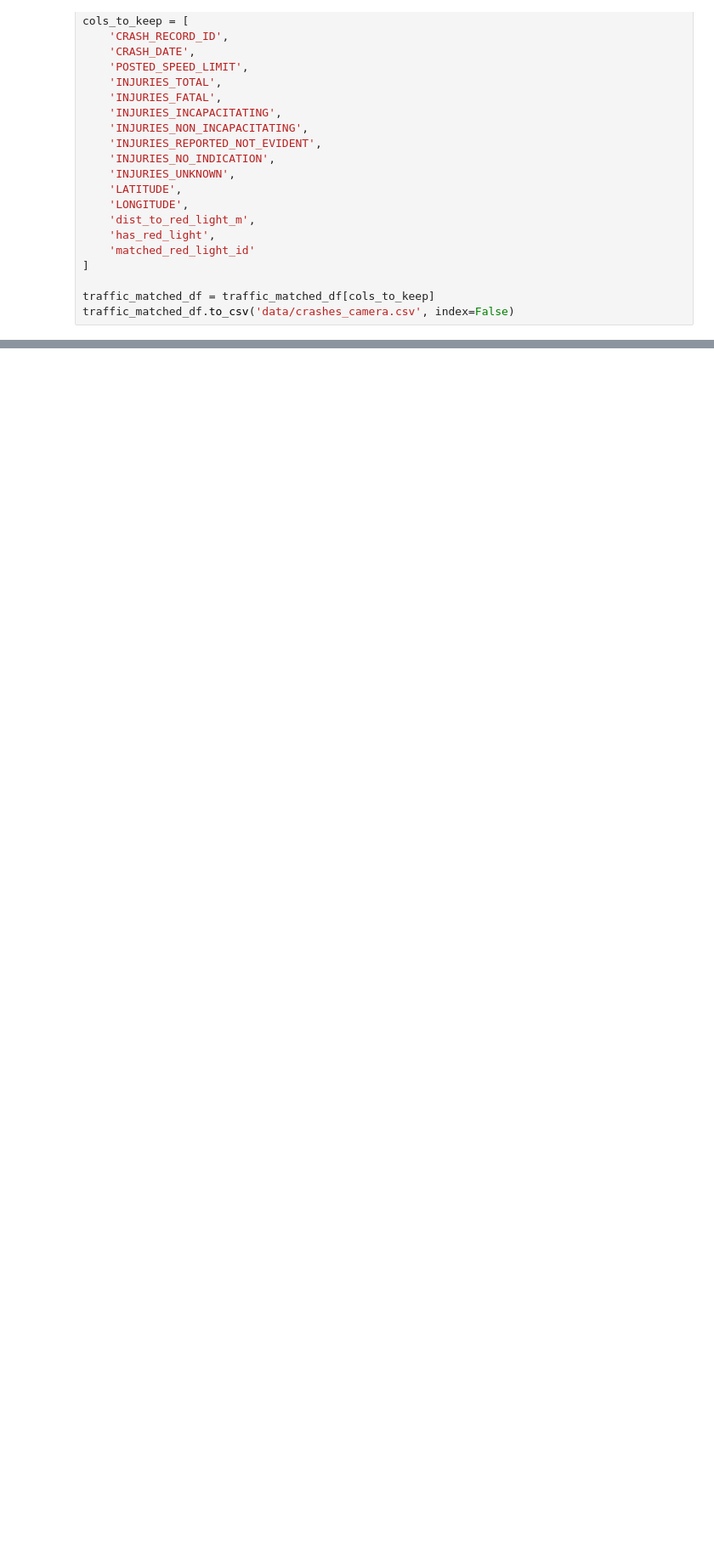
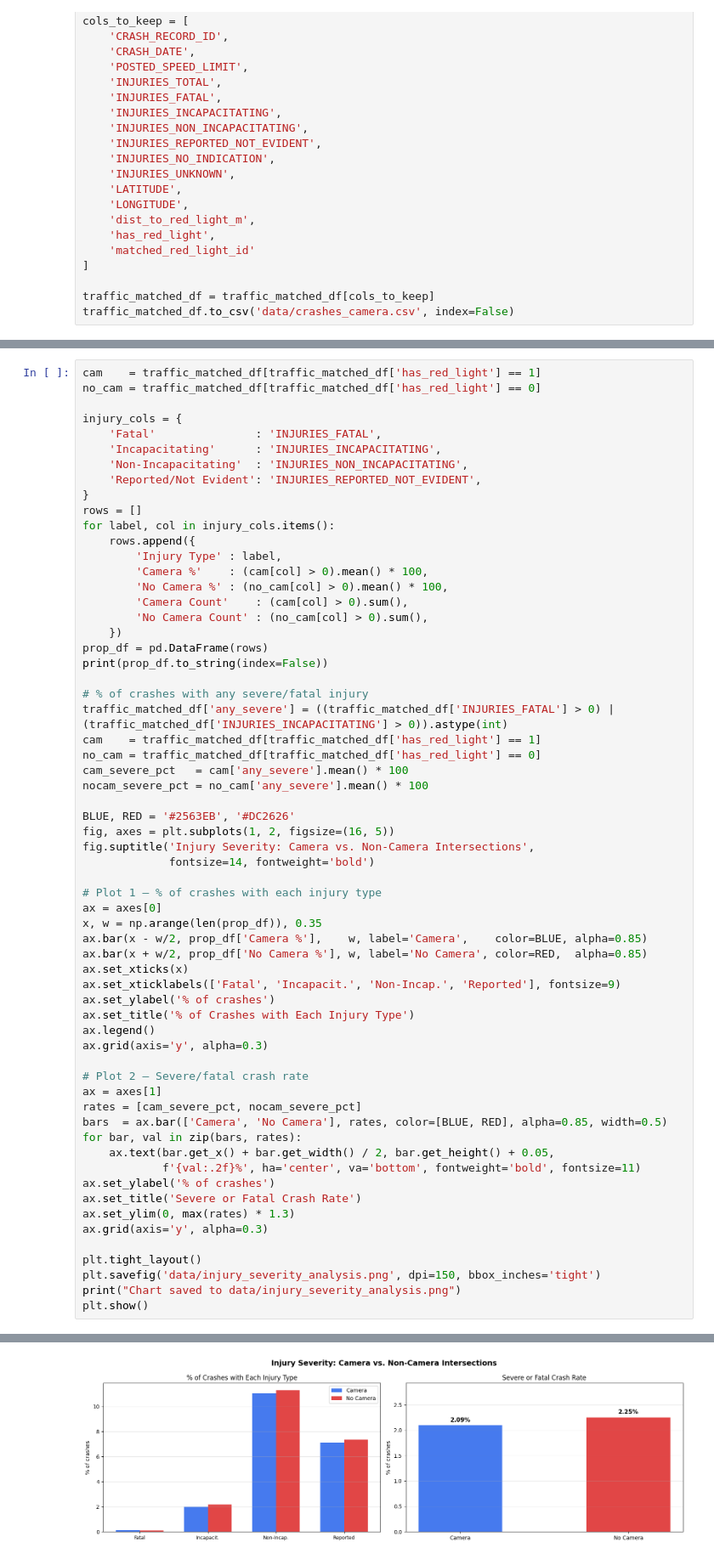
Before and after one commit to jessica-pei8/IS477-JK-Spring-2026, a Jupyter notebook: analysis.ipynb, the cells around one changed output, grey strips where cells are left out. Shown at 85% size. Cells and saved outputs as stored; diff of their text form; blank space fills up the shorter version.

Commit message:
initial analysis and plots

```diff
--- a/analysis.ipynb
+++ b/analysis.ipynb
@@ -82,3 +86,66 @@ traffic_matched_df.head(5)
 | 29 | 88fadca28781059ae241289f924d438a5... | 04/05/2026 07:10:00 PM | 30 | 1.0 | 0.0 | 0.0 | ... |
 | 30 | 4c7e39bbb7d7ded2a5c35b131018dc3a2... | 04/05/2026 07:00:00 PM | 30 | 0.0 | 0.0 | 0.0 | ... |
 | 36 | b06b883b457c74cb3ba49583be68cccac... | 04/05/2026 06:15:00 PM | 30 | 2.0 | 0.0 | 0.0 | ... |
+# %%
+cam    = traffic_matched_df[traffic_matched_df['has_red_light'] == 1]
+no_cam = traffic_matched_df[traffic_matched_df['has_red_light'] == 0]
+
+injury_cols = {
+    'Fatal'               : 'INJURIES_FATAL',
+    'Incapacitating'      : 'INJURIES_INCAPACITATING',
+    'Non-Incapacitating'  : 'INJURIES_NON_INCAPACITATING',
+    'Reported/Not Evident': 'INJURIES_REPORTED_NOT_EVIDENT',
+}
+rows = []
+for label, col in injury_cols.items():
+    rows.append({
+        'Injury Type' : label,
+        'Camera %'    : (cam[col] > 0).mean() * 100,
+        'No Camera %' : (no_cam[col] > 0).mean() * 100,
+        'Camera Count'    : (cam[col] > 0).sum(),
+        'No Camera Count' : (no_cam[col] > 0).sum(),
+    })
+prop_df = pd.DataFrame(rows)
+print(prop_df.to_string(index=False))
+
+# % of crashes with any severe/fatal injury
+traffic_matched_df['any_severe'] = ((traffic_matched_df['INJURIES_FATAL'] > 0) | (traffic_matched_df['INJURIES_INCAPACITATING'] > 0)).astype(int)
+cam    = traffic_matched_df[traffic_matched_df['has_red_light'] == 1]
+no_cam = traffic_matched_df[traffic_matched_df['has_red_light'] == 0]
+cam_severe_pct   = cam['any_severe'].mean() * 100
+nocam_severe_pct = no_cam['any_severe'].mean() * 100
+
+BLUE, RED = '#2563EB', '#DC2626'
+fig, axes = plt.subplots(1, 2, figsize=(16, 5))
+fig.suptitle('Injury Severity: Camera vs. Non-Camera Intersections',
+             fontsize=14, fontweight='bold')
+
+# Plot 1 — % of crashes with each injury type
+ax = axes[0]
+x, w = np.arange(len(prop_df)), 0.35
+ax.bar(x - w/2, prop_df['Camera %'],    w, label='Camera',    color=BLUE, alpha=0.85)
+ax.bar(x + w/2, prop_df['No Camera %'], w, label='No Camera', color=RED,  alpha=0.85)
+ax.set_xticks(x)
+ax.set_xticklabels(['Fatal', 'Incapacit.', 'Non-Incap.', 'Reported'], fontsize=9)
+ax.set_ylabel('% of crashes')
+ax.set_title('% of Crashes with Each Injury Type')
+ax.legend()
+ax.grid(axis='y', alpha=0.3)
+
+# Plot 2 — Severe/fatal crash rate
+ax = axes[1]
+rates = [cam_severe_pct, nocam_severe_pct]
+bars  = ax.bar(['Camera', 'No Camera'], rates, color=[BLUE, RED], alpha=0.85, width=0.5)
+for bar, val in zip(bars, rates):
+    ax.text(bar.get_x() + bar.get_width() / 2, bar.get_height() + 0.05,
+            f'{val:.2f}%', ha='center', va='bottom', fontweight='bold', fontsize=11)
+ax.set_ylabel('% of crashes')
+ax.set_title('Severe or Fatal Crash Rate')
+ax.set_ylim(0, max(rates) * 1.3)
+ax.grid(axis='y', alpha=0.3)
+
+plt.tight_layout()
+plt.savefig('data/injury_severity_analysis.png', dpi=150, bbox_inches='tight')
+print("Chart saved to data/injury_severity_analysis.png")
+plt.show()
+# %% [output]
@@ -84,0 +158 @@ traffic_matched_df.head(5)
+[figure, added]
```
Also changed, not shown: parts of 3 cells of this notebook, 3 other files.
